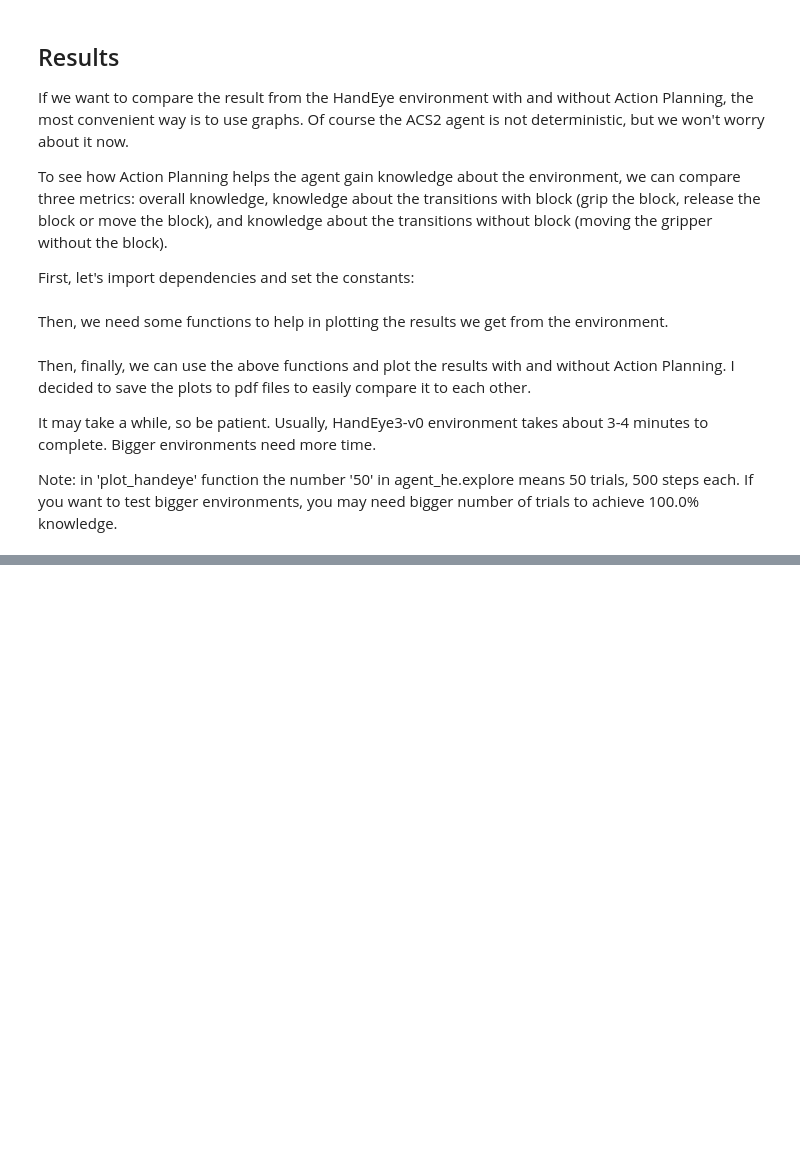
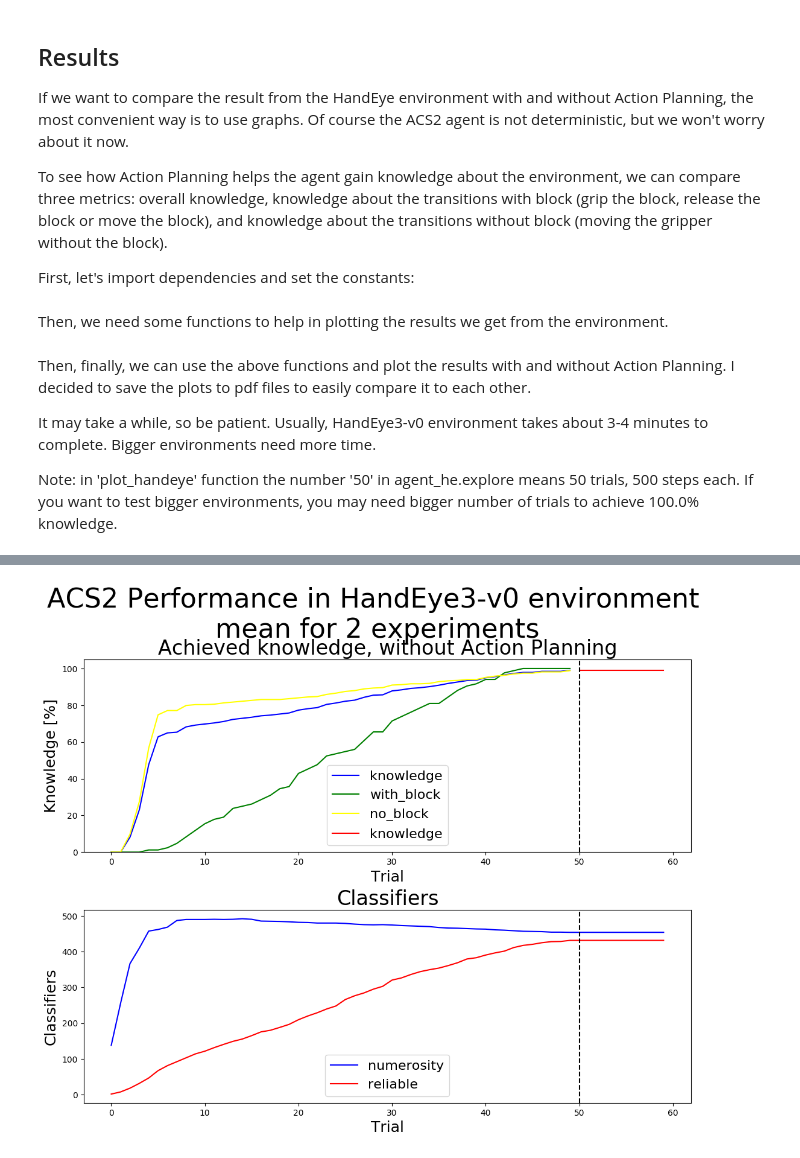
Before and after one commit to ParrotPrediction/pyalcs, a Jupyter notebook: docs/source/notebooks/handeye/ACS2 in HandEye.ipynb, the cells around one changed output, grey strips where cells are left out. Saved outputs shown, nothing was run; the diff lists cells and outputs as text; code cells hidden in the pictures; blank space fills up the shorter version.

```diff
--- a/docs/source/notebooks/handeye/ACS2 in HandEye.ipynb
+++ b/docs/source/notebooks/handeye/ACS2 in HandEye.ipynb
@@ -288,0 +429,11 @@ Of course, this is only one sample of a non-deterministic agent. The results sho
+# %%
+%%time
+metrics_no_ap = plot_handeye_mean(number_of_tests, env_name,
+                                  'mean_results/{}_no_ap_{}.pdf'.
+                                  format(env_name, number_of_tests),
+                                  do_action_planning=False,
+                                  number_of_trials_explore=
+                                  number_of_trials_explore,
+                                  number_of_trials_exploit=
+                                  number_of_trials_exploit)
+# %% [output]
@@ -288,0 +442 @@ Of course, this is only one sample of a non-deterministic agent. The results sho
+[figure, added]
```
Also changed, not shown: parts of 24 cells of this notebook, 42 other files.
